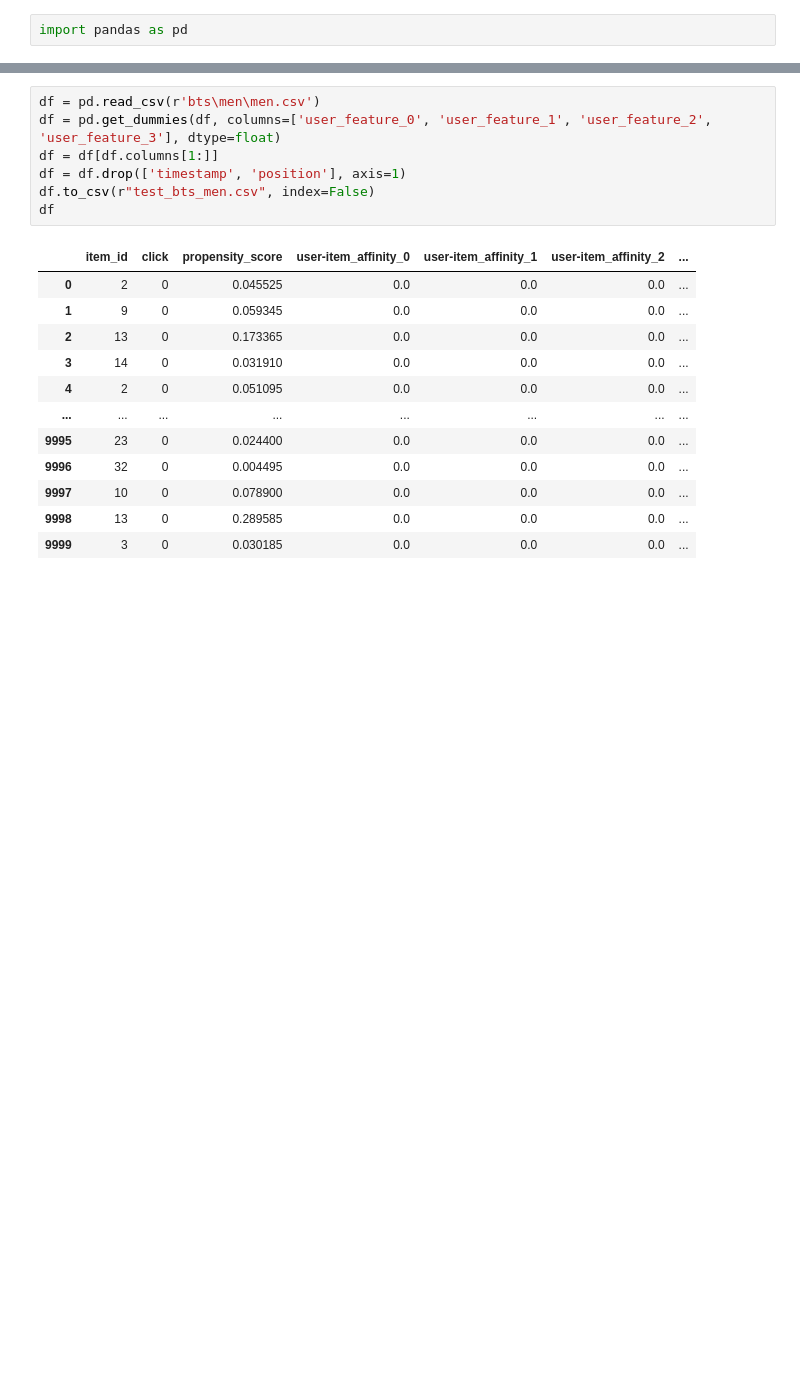
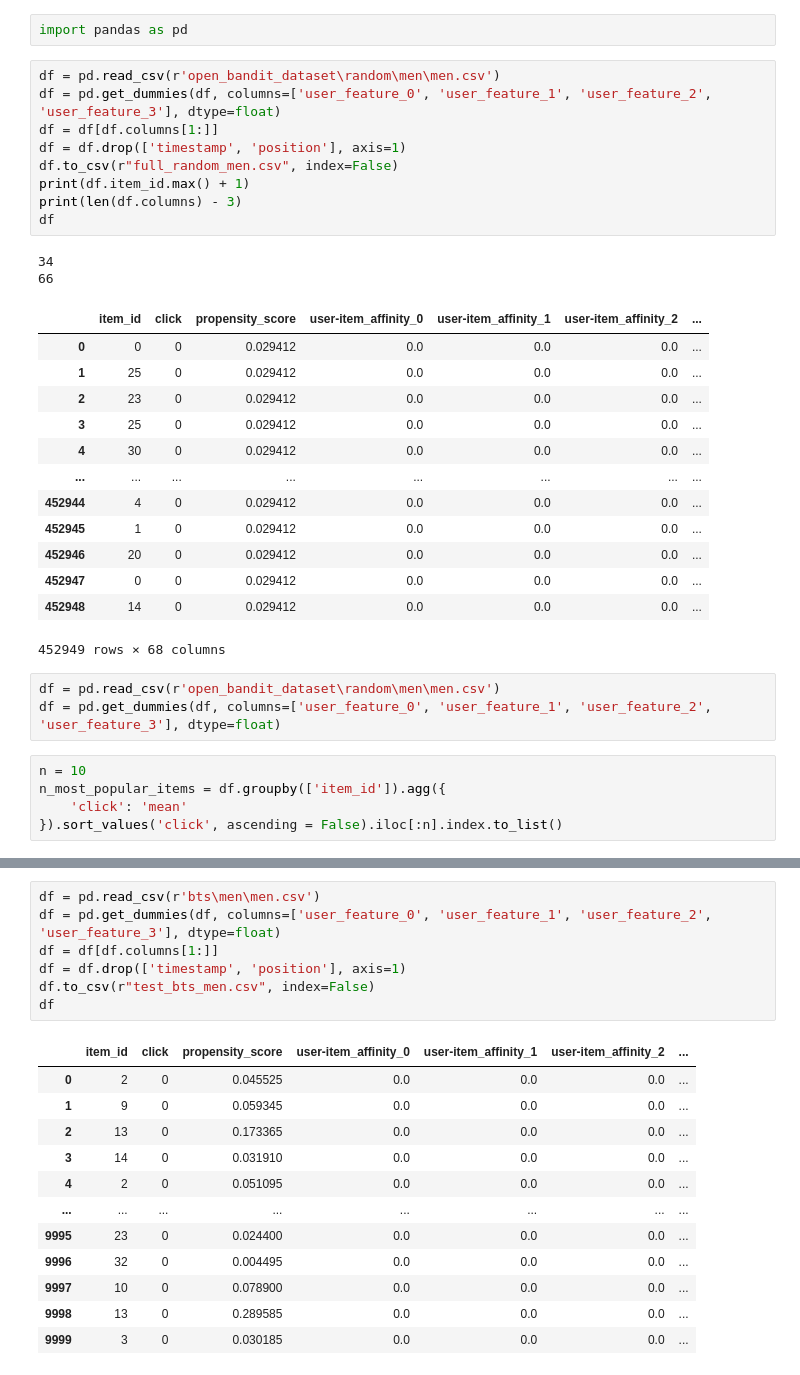
Before and after one commit to aloy99/bt4014, a Jupyter notebook: project_cleaning.ipynb, the cells around one changed output, grey strips where cells are left out. Drawn from its saved outputs; the diff is of its cells as text; blank space fills up the shorter version.

```diff
--- a/project_cleaning.ipynb
+++ b/project_cleaning.ipynb
@@ -1,2 +1,35 @@
 # %%
 import pandas as pd
+# %%
+df = pd.read_csv(r'open_bandit_dataset\random\men\men.csv')
+df = pd.get_dummies(df, columns=['user_feature_0', 'user_feature_1', 'user_feature_2', 'user_feature_3'], dtype=float)
+df = df[df.columns[1:]]
+df = df.drop(['timestamp', 'position'], axis=1)
+df.to_csv(r"full_random_men.csv", index=False)
+print(df.item_id.max() + 1)
+print(len(df.columns) - 3)
+df
+# %% [output]
+34
+66
+|  | item_id | click | propensity_score | user-item_affinity_0 | user-item_affinity_1 | user-item_affinity_2 | ... |
+| 0 | 0 | 0 | 0.029412 | 0.0 | 0.0 | 0.0 | ... |
+| 1 | 25 | 0 | 0.029412 | 0.0 | 0.0 | 0.0 | ... |
+| 2 | 23 | 0 | 0.029412 | 0.0 | 0.0 | 0.0 | ... |
+| 3 | 25 | 0 | 0.029412 | 0.0 | 0.0 | 0.0 | ... |
+| 4 | 30 | 0 | 0.029412 | 0.0 | 0.0 | 0.0 | ... |
+| ... | ... | ... | ... | ... | ... | ... | ... |
+| 452944 | 4 | 0 | 0.029412 | 0.0 | 0.0 | 0.0 | ... |
+| 452945 | 1 | 0 | 0.029412 | 0.0 | 0.0 | 0.0 | ... |
+| 452946 | 20 | 0 | 0.029412 | 0.0 | 0.0 | 0.0 | ... |
+| 452947 | 0 | 0 | 0.029412 | 0.0 | 0.0 | 0.0 | ... |
+| 452948 | 14 | 0 | 0.029412 | 0.0 | 0.0 | 0.0 | ... |
+452949 rows × 68 columns
+# %%
+df = pd.read_csv(r'open_bandit_dataset\random\men\men.csv')
+df = pd.get_dummies(df, columns=['user_feature_0', 'user_feature_1', 'user_feature_2', 'user_feature_3'], dtype=float)
+# %%
+n = 10
+n_most_popular_items = df.groupby(['item_id']).agg({
+    'click': 'mean'
+}).sort_values('click', ascending = False).iloc[:n].index.to_list()
```
Also changed, not shown: parts of 2 cells of this notebook, 4 other files.
